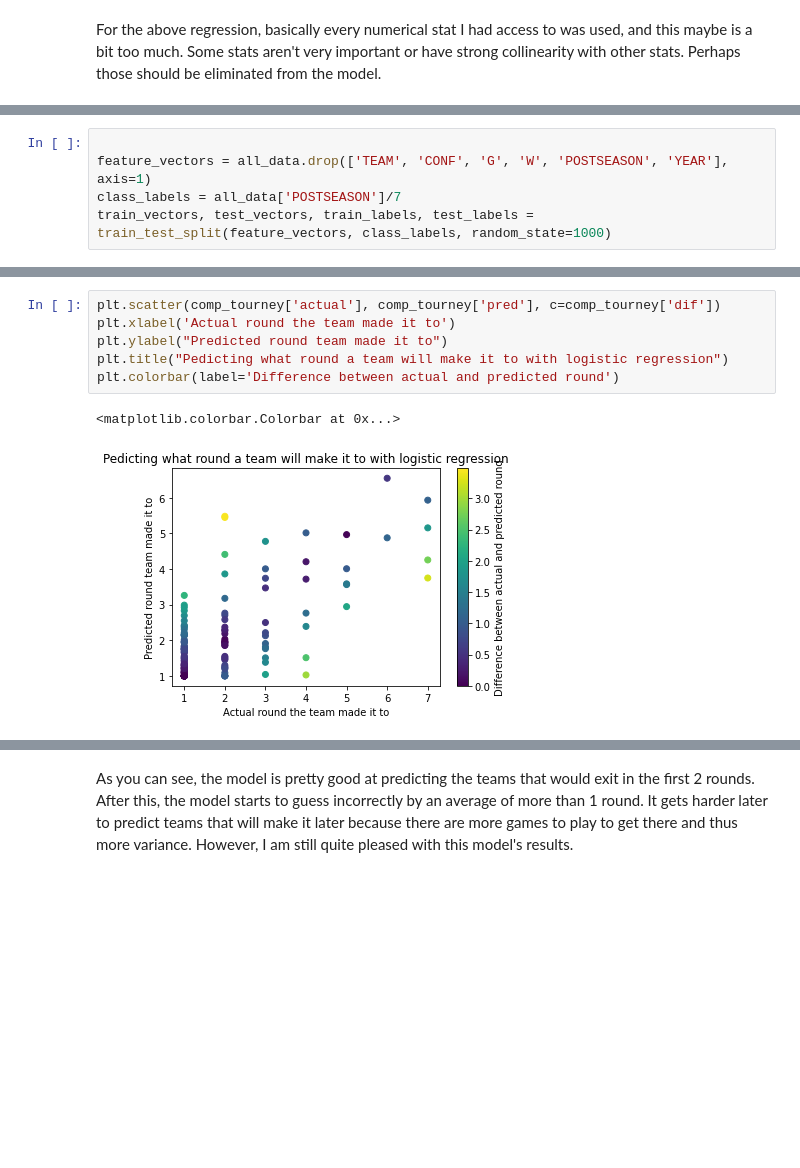
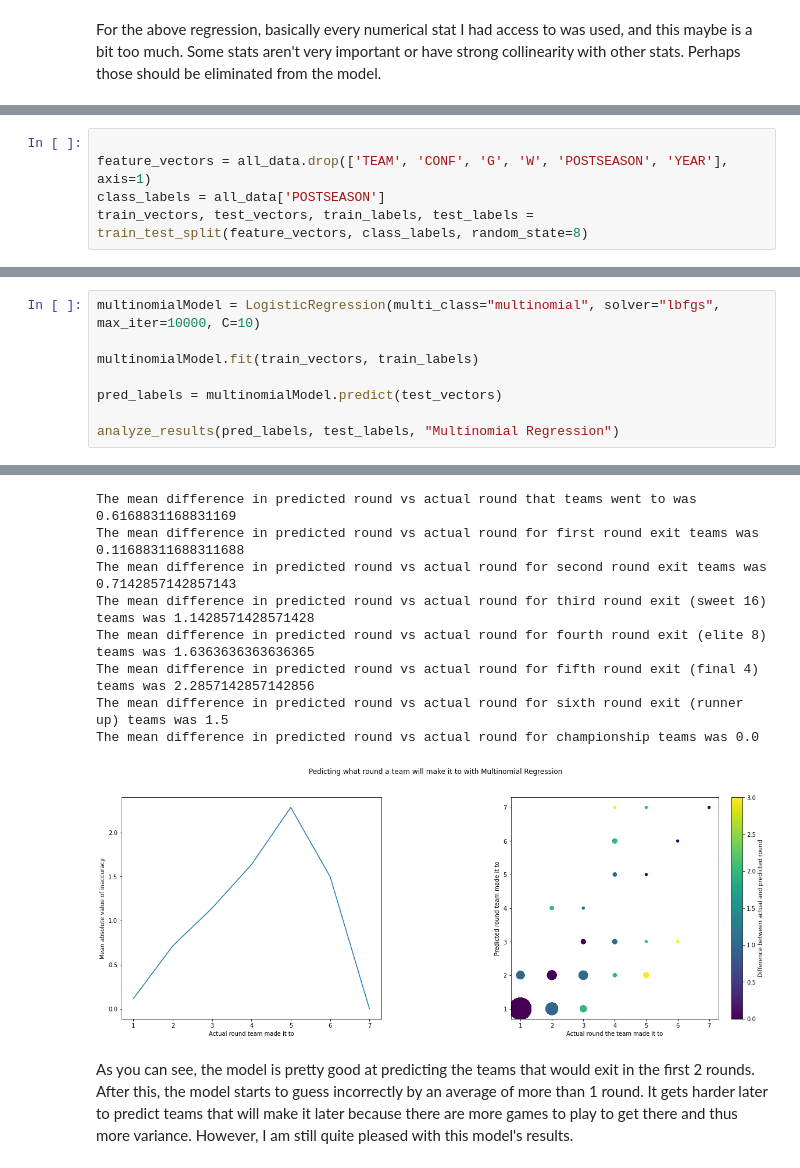
Before and after one commit to ajbenz18/march-madness-model, a Jupyter notebook: analysis.ipynb, the cells around one changed output, grey strips where cells are left out. Saved outputs shown, nothing was run; the diff lists cells and outputs as text; blank space fills up the shorter version.

```diff
--- a/analysis.ipynb
+++ b/analysis.ipynb
@@ -155,5 +279,5 @@ The form of logistic regression we used in class is best for determing guessing
 # %%
 
 feature_vectors = all_data.drop(['TEAM', 'CONF', 'G', 'W', 'POSTSEASON', 'YEAR'], axis=1)
-class_labels = all_data['POSTSEASON']/7
-train_vectors, test_vectors, train_labels, test_labels = train_test_split(feature_vectors, class_labels, random_state=1000)
+class_labels = all_data['POSTSEASON']
+train_vectors, test_vectors, train_labels, test_labels = train_test_split(feature_vectors, class_labels, random_state=8)
@@ -242,9 +284,9 @@ See the caveats in the documentation: https://pandas.pydata.org/pandas-docs/stab
-# %%
-plt.scatter(comp_tourney['actual'], comp_tourney['pred'], c=comp_tourney['dif'])
-plt.xlabel('Actual round the team made it to')
-plt.ylabel("Predicted round team made it to")
-plt.title("Pedicting what round a team will make it to with logistic regression")
-plt.colorbar(label='Difference between actual and predicted round')
-# %% [output]
-<matplotlib.colorbar.Colorbar at 0x...>
-[figure, removed]
+# %%
+multinomialModel = LogisticRegression(multi_class="multinomial", solver="lbfgs", max_iter=10000, C=10)
+
+multinomialModel.fit(train_vectors, train_labels)
+
+pred_labels = multinomialModel.predict(test_vectors)
+
+analyze_results(pred_labels, test_labels, "Multinomial Regression")
+# %% [output]
@@ -251,3 +310,12 @@ plt.colorbar(label='Difference between actual and predicted round')
+The mean difference in predicted round vs actual round that teams went to was  0.6168831168831169
+The mean difference in predicted round vs actual round for first round exit teams was 0.11688311688311688
+The mean difference in predicted round vs actual round for second round exit teams was 0.7142857142857143
+The mean difference in predicted round vs actual round for third round exit (sweet 16) teams was 1.1428571428571428
+The mean difference in predicted round vs actual round for fourth round exit (elite 8) teams was 1.6363636363636365
+The mean difference in predicted round vs actual round for fifth round exit (final 4) teams was 2.2857142857142856
+The mean difference in predicted round vs actual round for sixth round exit (runner up) teams was 1.5
+The mean difference in predicted round vs actual round for championship teams was 0.0
+[figure, added]
 # %% [markdown]
 As you can see, the model is pretty good at predicting the teams that would exit in the first 2 rounds. After this, the model starts to guess incorrectly by an average of more than 1 round. It gets harder later to predict teams that will make it later because there are more games to play to get there and thus more variance. However, I am still quite pleased with this model's results.
 # %% [markdown]
```
Also changed, not shown: parts of 23 cells of this notebook.
